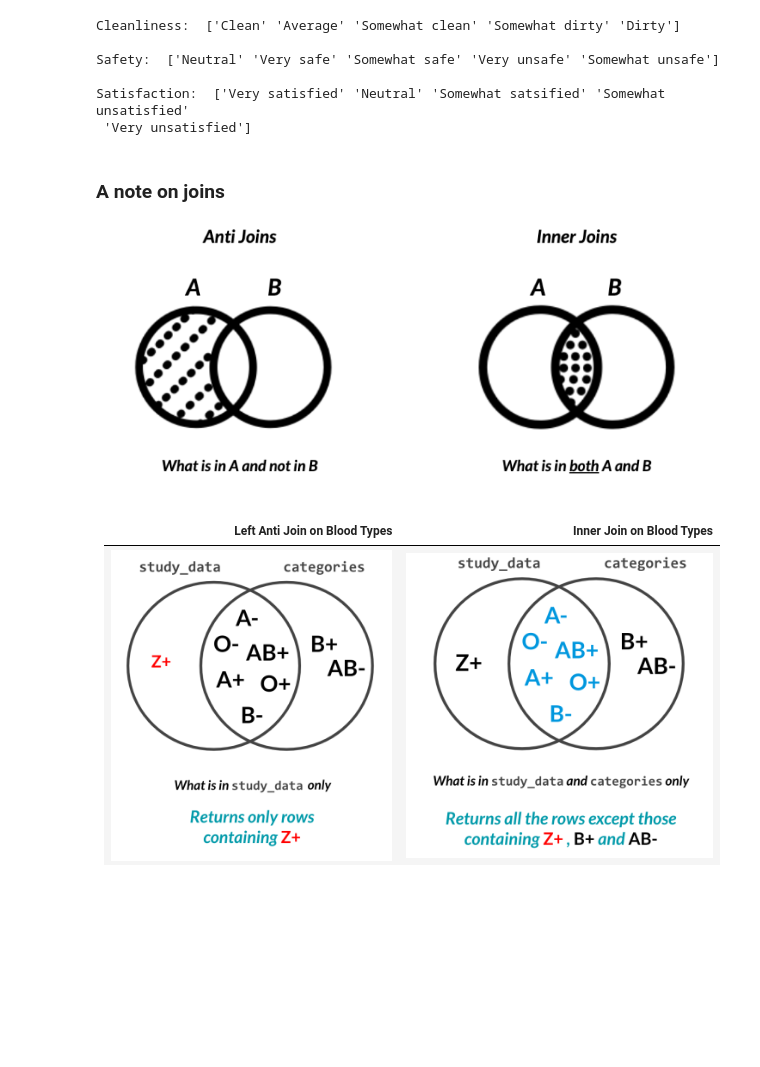
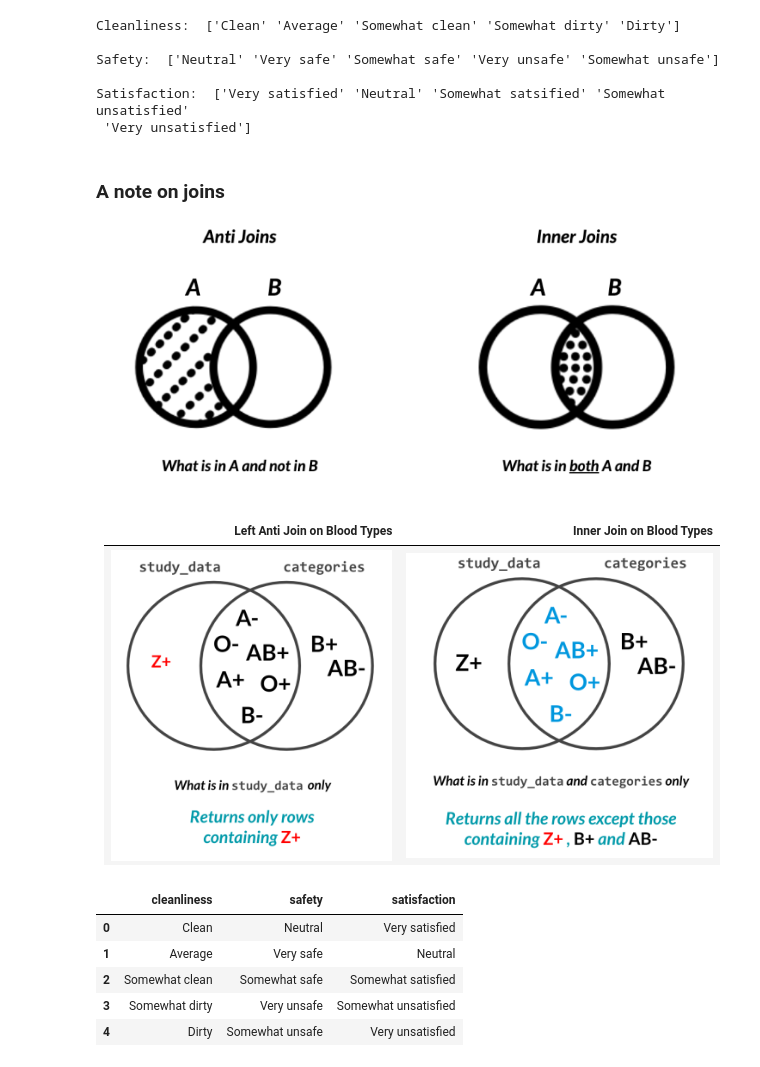
Before and after one commit to MahmoudNamNam/Importing-and-Cleaning-Data, a Jupyter notebook: CleaningData.ipynb, the cells around one changed output. Saved outputs shown, nothing was run; the diff lists cells and outputs as text; code cells hidden in the pictures; blank space fills up the shorter version.

```diff
--- a/CleaningData.ipynb
+++ b/CleaningData.ipynb
@@ -326,6 +326,22 @@ Satisfaction:  ['Very satisfied' 'Neutral' 'Somewhat satsified' 'Somewhat unsati
 
 ![image-2.png](attachment:image-2.png)
 
-| Left Anti Join on Blood Types         | Inner Join on Blood Types |
-| -----------------------------         | ------------------------- |
-|![left Anti join](attachment:image.png)        |![Inner Join](attachment:image-3.png) |
+| Left Anti Join on Blood Types           | Inner Join on Blood Types             |
+| --------------------------------------- | ------------------------------------- |
+| ![left Anti join](attachment:image.png) | ![Inner Join](attachment:image-3.png) |
+# %%
+data = {
+    'cleanliness': ['Clean', 'Average', 'Somewhat clean', 'Somewhat dirty', 'Dirty'],
+    'safety': ['Neutral', 'Very safe', 'Somewhat safe', 'Very unsafe', 'Somewhat unsafe'],
+    'satisfaction': ['Very satisfied', 'Neutral', 'Somewhat satisfied', 'Somewhat unsatisfied', 'Very unsatisfied']
+}
+
+categories = pd.DataFrame(data)
+categories
+# %% [output]
+|  | cleanliness | safety | satisfaction |
+| 0 | Clean | Neutral | Very satisfied |
+| 1 | Average | Very safe | Neutral |
+| 2 | Somewhat clean | Somewhat safe | Somewhat satisfied |
+| 3 | Somewhat dirty | Very unsafe | Somewhat unsatisfied |
+| 4 | Dirty | Somewhat unsafe | Very unsatisfied |
```
Also changed, not shown: parts of 15 cells of this notebook.
